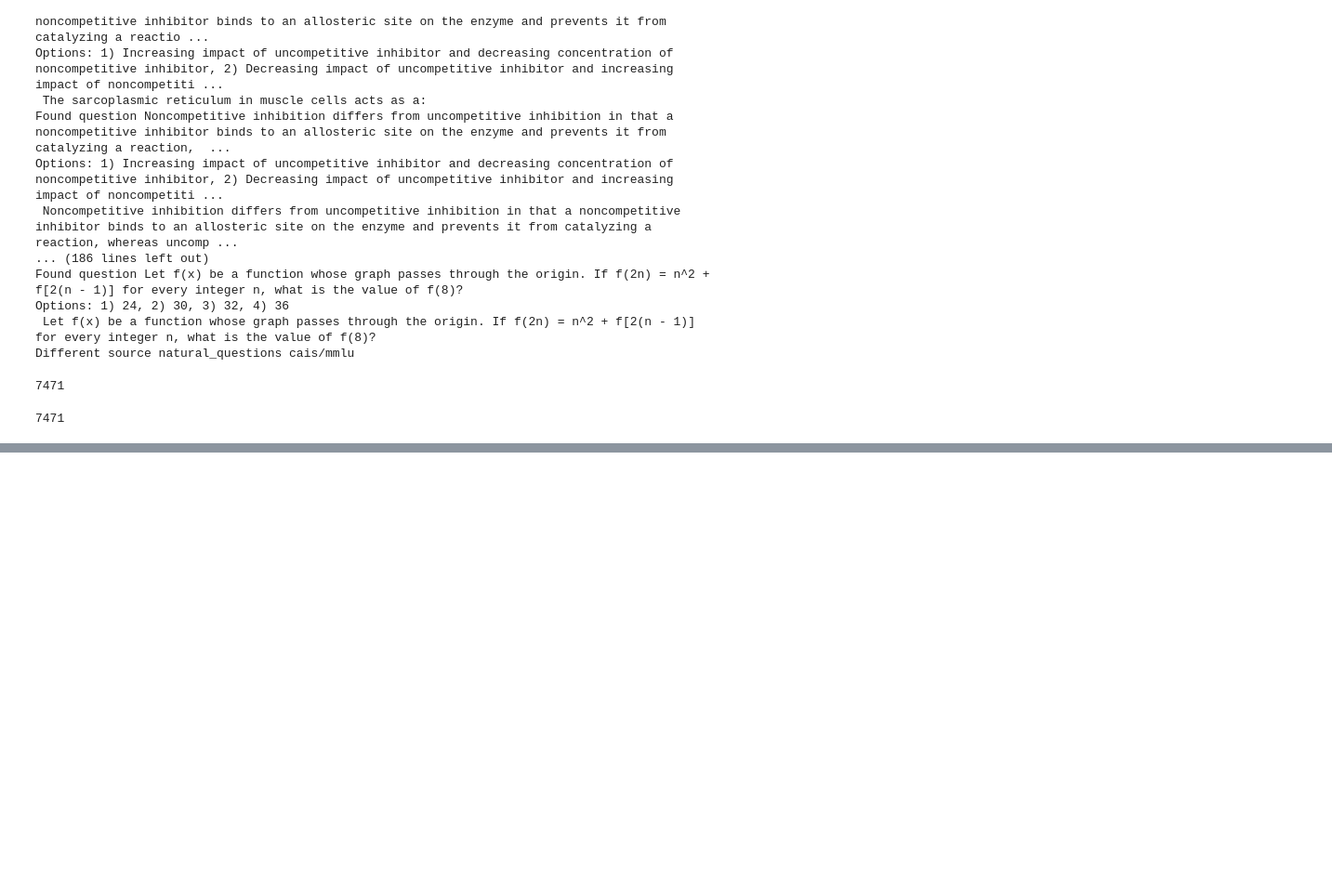
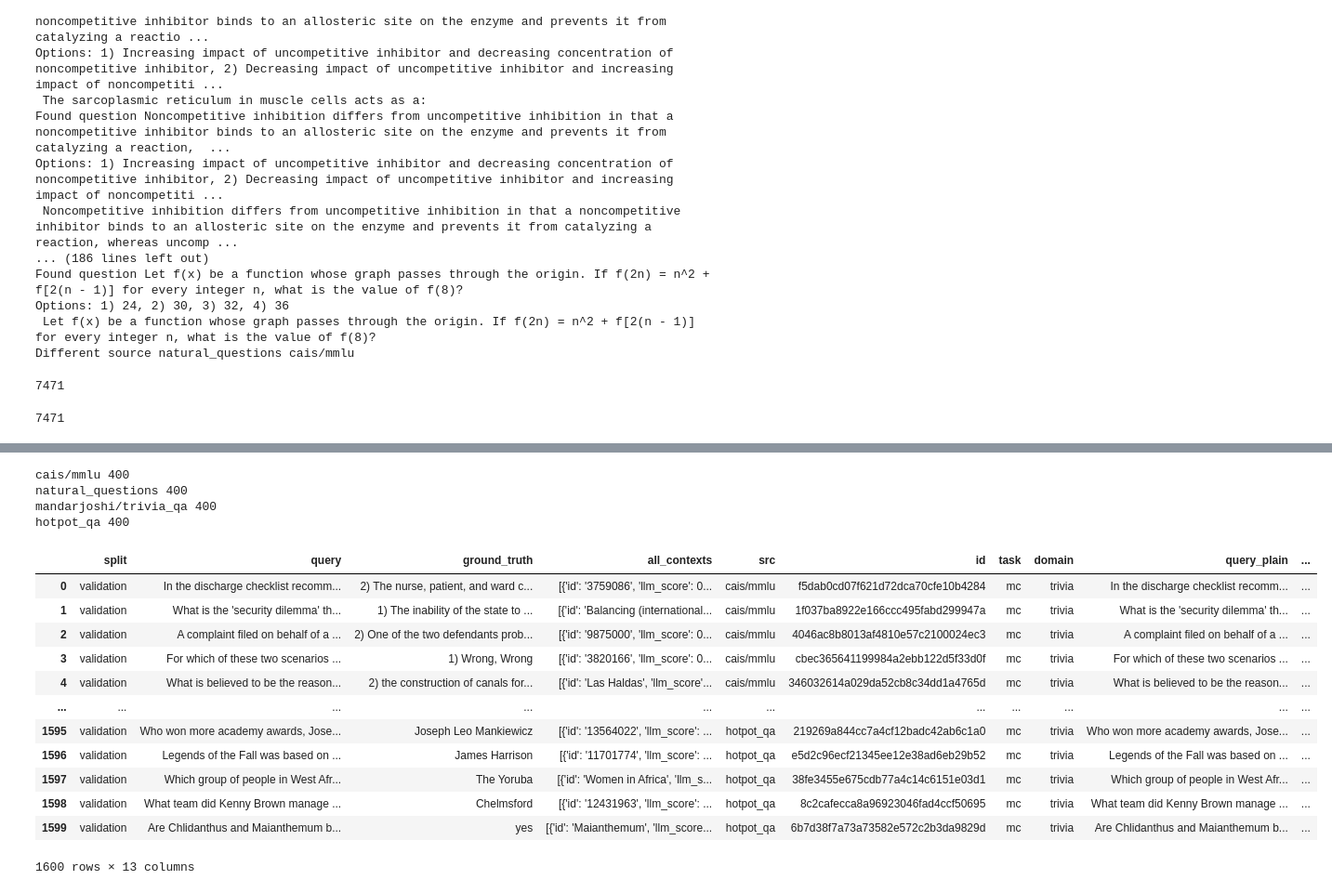
Before and after one commit to tristanratz/ITRF, a Jupyter notebook: evaluation/evaluation_set.ipynb, the cells around one changed output, grey strips where cells are left out. Shown: that part at 93% size. Drawn from its saved outputs; the diff is of its cells as text; code cells hidden in the pictures; blank space fills up the shorter version.

Commit message:
Update evaluation set

```diff
--- a/evaluation/evaluation_set.ipynb
+++ b/evaluation/evaluation_set.ipynb
@@ -332,0 +335,4 @@ itrf.to_parquet("../data/dataset/.parquet")
+# %%
+from pandas import read_parquet
+
+itrf = read_parquet("../data/dataset/itrf_evaluation_generation_llmware_llmware_mse.parquet")
@@ -332,0 +355,45 @@ itrf.to_parquet("../data/dataset/.parquet")
+# %%
+for i in itrf["src"].unique():
+    df = itrf[itrf["src"] == i].sample(400, random_state=4048)
+    print(i, len(df))
+# %% [output]
+cais/mmlu 400
+natural_questions 400
+mandarjoshi/trivia_qa 400
+hotpot_qa 400
+# %%
+datasets = itrf["src"].unique()
+
+def rank_context(sample, get_answer=False):
+    # Select answer by reranker times llm score
+    # Get context with the highest score = llm_softmax * reranker_softmax
+    contexts = sample["all_contexts"]
+    highest_score_context = max(contexts, key=lambda x: x['reranker_softmax'] * x['llm_softmax'])
+
+    if get_answer:
+        return highest_score_context["predicted"].strip()
+    else:
+        return [highest_score_context["text"]]
+
+# Prepare data
+itrf["question"] = itrf["query"]
+itrf.rename(columns={"contexts": "all_contexts",}, inplace=True)
+itrf["answer"] = itrf.apply(rank_context, axis=1, get_answer=True)
+itrf["ground_truths"] = itrf["ground_truth"].apply(lambda x: [x])  # "ground_truth": "ground_truths"
+itrf["contexts"] = itrf.apply(rank_context, axis=1)
+
+itrf
+# %% [output]
+|  | split | query | ground_truth | all_contexts | src | id | task | domain | query_plain | ... |
+| 0 | validation | In the discharge checklist recomm... | 2) The nurse, patient, and ward c... | [{'id': '3759086', 'llm_score': 0... | cais/mmlu | f5dab0cd07f621d72dca70cfe10b4284 | mc | trivia | In the discharge checklist recomm... | ... |
+| 1 | validation | What is the 'security dilemma' th... | 1) The inability of the state to ... | [{'id': 'Balancing (international... | cais/mmlu | 1f037ba8922e166ccc495fabd299947a | mc | trivia | What is the 'security dilemma' th... | ... |
+| 2 | validation | A complaint filed on behalf of a ... | 2) One of the two defendants prob... | [{'id': '9875000', 'llm_score': 0... | cais/mmlu | 4046ac8b8013af4810e57c2100024ec3 | mc | trivia | A complaint filed on behalf of a ... | ... |
+| 3 | validation | For which of these two scenarios ... | 1) Wrong, Wrong | [{'id': '3820166', 'llm_score': 0... | cais/mmlu | cbec365641199984a2ebb122d5f33d0f | mc | trivia | For which of these two scenarios ... | ... |
+| 4 | validation | What is believed to be the reason... | 2) the construction of canals for... | [{'id': 'Las Haldas', 'llm_score'... | cais/mmlu | 346032614a029da52cb8c34dd1a4765d | mc | trivia | What is believed to be the reason... | ... |
+| ... | ... | ... | ... | ... | ... | ... | ... | ... | ... | ... |
+| 1595 | validation | Who won more academy awards, Jose... | Joseph Leo Mankiewicz | [{'id': '13564022', 'llm_score': ... | hotpot_qa | 219269a844cc7a4cf12badc42ab6c1a0 | mc | trivia | Who won more academy awards, Jose... | ... |
+| 1596 | validation | Legends of the Fall was based on ... | James Harrison | [{'id': '11701774', 'llm_score': ... | hotpot_qa | e5d2c96ecf21345ee12e38ad6eb29b52 | mc | trivia | Legends of the Fall was based on ... | ... |
+| 1597 | validation | Which group of people in West Afr... | The Yoruba | [{'id': 'Women in Africa', 'llm_s... | hotpot_qa | 38fe3455e675cdb77a4c14c6151e03d1 | mc | trivia | Which group of people in West Afr... | ... |
+| 1598 | validation | What team did Kenny Brown manage ... | Chelmsford | [{'id': '12431963', 'llm_score': ... | hotpot_qa | 8c2cafecca8a96923046fad4ccf50695 | mc | trivia | What team did Kenny Brown manage ... | ... |
+| 1599 | validation | Are Chlidanthus and Maianthemum b... | yes | [{'id': 'Maianthemum', 'llm_score... | hotpot_qa | 6b7d38f7a73a73582e572c2b3da9829d | mc | trivia | Are Chlidanthus and Maianthemum b... | ... |
+1600 rows × 13 columns
```
Also changed, not shown: parts of 14 cells of this notebook.
